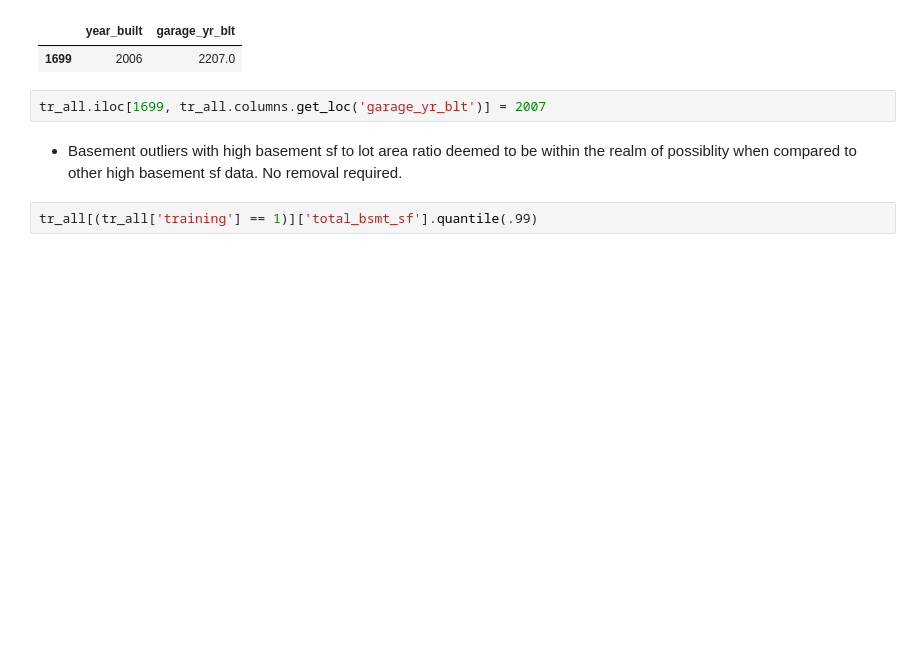
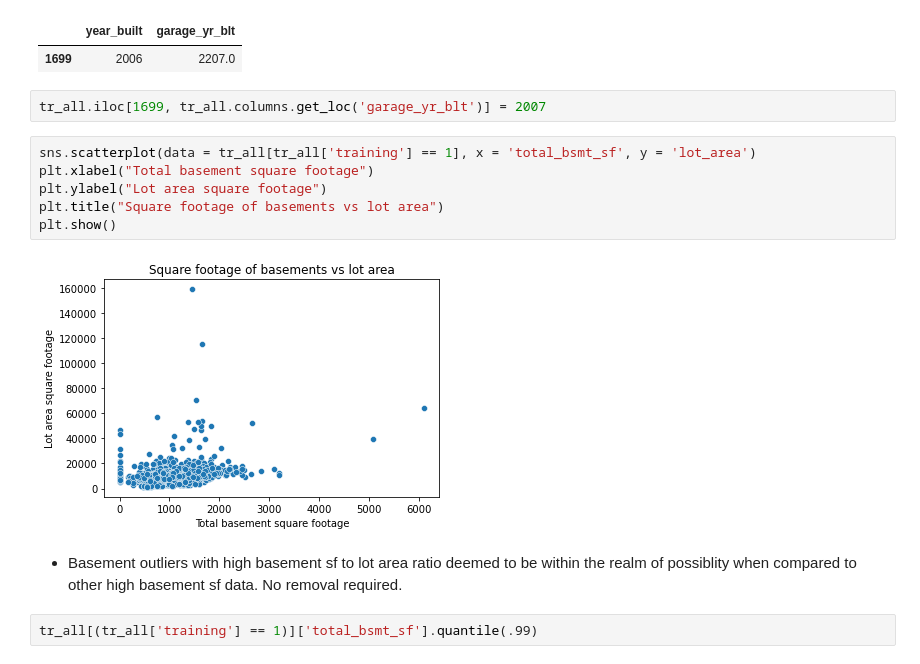
Before and after one commit to Avanyali/Ames_Housing_Flipping_Analysis, a Jupyter notebook: Step1_Project2_DataCleaningAndEDA.ipynb, the cells around one changed output. Saved outputs shown, nothing was run; the diff lists cells and outputs as text; blank space fills up the shorter version.

```diff
--- a/Step1_Project2_DataCleaningAndEDA.ipynb
+++ b/Step1_Project2_DataCleaningAndEDA.ipynb
@@ -132,6 +142,14 @@ tr_all[(tr_all['training'] == 1) & (tr_all['garage_yr_blt'] > 2100)][['year_buil
 | 1699 | 2006 | 2207.0 |
 # %%
 tr_all.iloc[1699, tr_all.columns.get_loc('garage_yr_blt')] = 2007
+# %%
+sns.scatterplot(data = tr_all[tr_all['training'] == 1], x = 'total_bsmt_sf', y = 'lot_area')
+plt.xlabel("Total basement square footage")
+plt.ylabel("Lot area square footage")
+plt.title("Square footage of basements vs lot area")
+plt.show()
+# %% [output]
+[figure, added]
 # %% [markdown]
 - Basement outliers with high basement sf to lot area ratio deemed to be within the realm of possiblity when compared to other high basement sf data. No removal required.
 # %%
```
Also changed, not shown: parts of 6 cells of this notebook, 11 other files.
